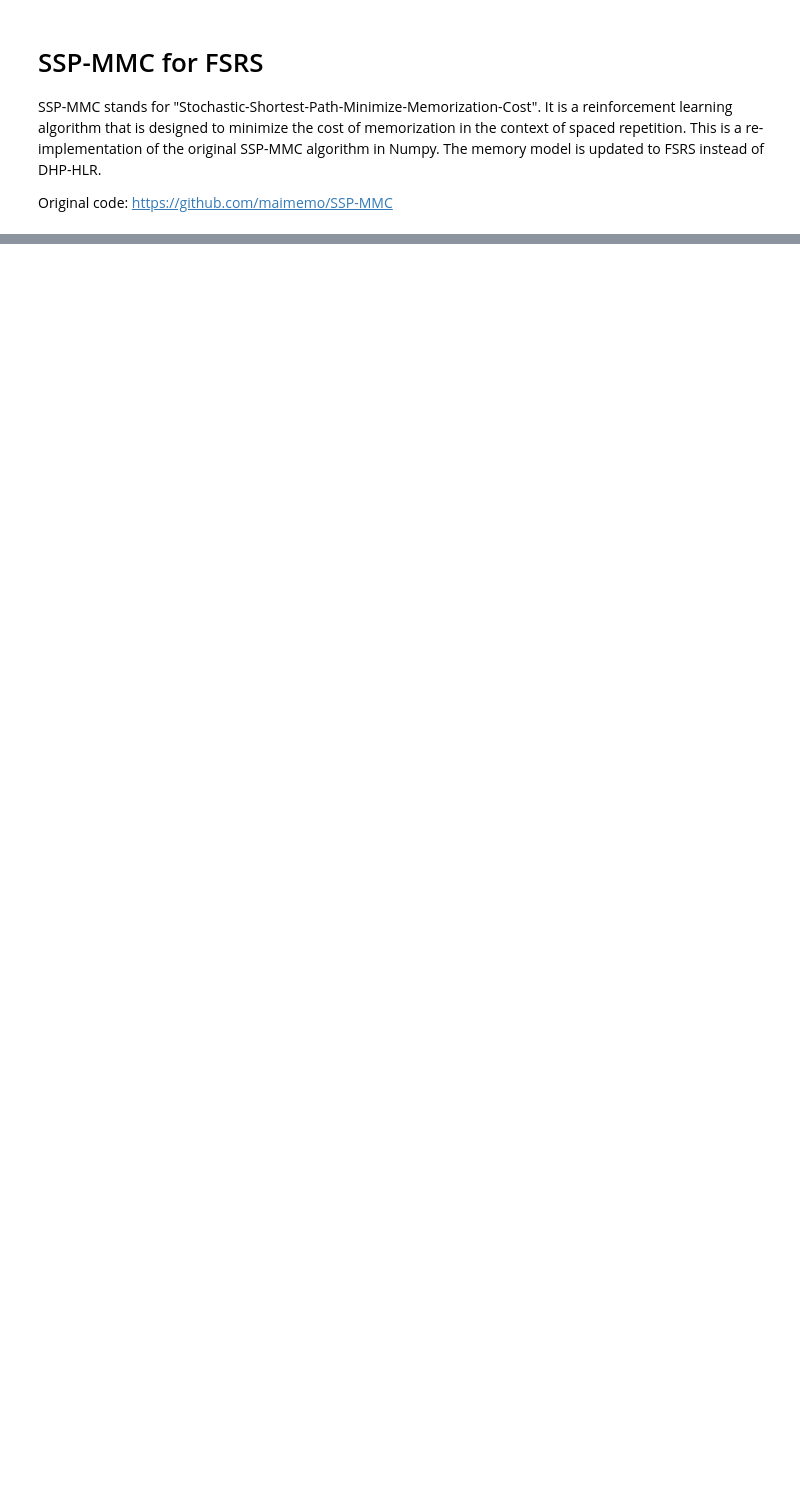
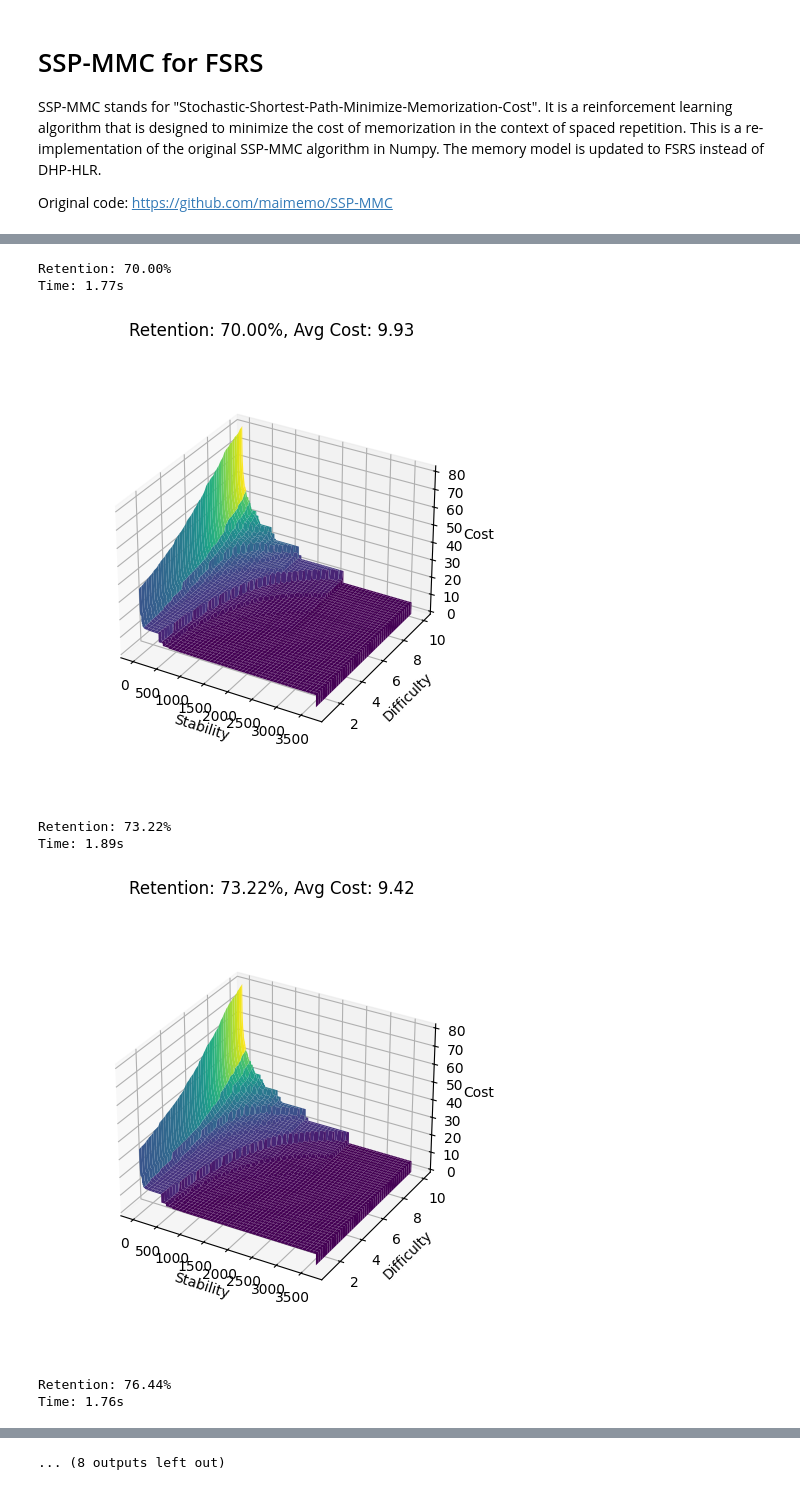
Before and after one commit to open-spaced-repetition/SSP-MMC-FSRS, a Jupyter notebook: notebook.ipynb, the cells around one changed output, grey strips where cells are left out. Drawn from its saved outputs; the diff is of its cells as text; code cells hidden in the pictures; blank space fills up the shorter version.

```diff
--- a/notebook.ipynb
+++ b/notebook.ipynb
@@ -182,0 +180,66 @@ plt.show()
+# %%
+success_cost = 3
+failure_cost = 9
+
+for r in np.linspace(0.7, 0.99, 10):
+    start = time.time()
+    print(f"Retention: {r * 100:.2f}%")
+    cost_matrix = np.zeros((d_size, s_size))
+    cost_matrix.fill(1000)
+    cost_matrix[:, -1] = 0
+    s_state_mesh, d_state_mesh = np.meshgrid(s_state, d_state)
+    r_state_mesh = r * np.ones((d_size, s_size))
+
+    i = 0
+    diff = 10000
+    n_iter = 1000
+    while i < n_iter and diff > 1e-6 * s_size * d_size:
+        next_stability_after_success = stability_after_success(
+            s_state_mesh, d_state_mesh, r_state_mesh
+        )
+        next_difficulty_after_success = difficulty_after_success(d_state_mesh)
+        next_cost_after_success = (
+            i2c(next_stability_after_success, next_difficulty_after_success)
+            + success_cost
+        )
+
+        next_stability_after_failure = stability_after_failure(
+            s_state_mesh, d_state_mesh, r_state_mesh
+        )
+        next_difficulty_after_failure = difficulty_after_failure(d_state_mesh)
+        next_cost_after_failure = (
+            i2c(next_stability_after_failure, next_difficulty_after_failure)
+            + failure_cost
+        )
+
+        expected_cost = (
+            r_state_mesh * next_cost_after_success
+            + (1 - r_state_mesh) * next_cost_after_failure
+        )
+        # update cost matrix
+        optimal_cost = np.minimum(cost_matrix, expected_cost)
+        diff = cost_matrix.sum() - optimal_cost.sum()
+        cost_matrix = optimal_cost
+        i += 1
+    end = time.time()
+    print(f"Time: {end - start:.2f}s")
+    avg_cost = cost_matrix.mean()
+    fig = plt.figure(figsize=(5, 5))
+    ax = fig.add_subplot(111, projection="3d")
+    ax.plot_surface(s_state_mesh, d_state_mesh, cost_matrix, cmap="viridis")
+    ax.set_xlabel("Stability")
+    ax.set_ylabel("Difficulty")
+    ax.set_zlabel("Cost")
+    ax.set_title(f"Retention: {r * 100:.2f}%, Avg Cost: {avg_cost:.2f}")
+    ax.set_box_aspect(None, zoom=0.8)
+    plt.tight_layout()
+    plt.show()
+# %% [output]
+Retention: 70.00%
+Time: 1.77s
+[figure, added]
+Retention: 73.22%
+Time: 1.89s
+[figure, added]
+Retention: 76.44%
+Time: 1.76s
@@ -182,0 +256 @@ plt.show()
+... (8 outputs left out)
```
Also changed, not shown: parts of 4 cells of this notebook.
